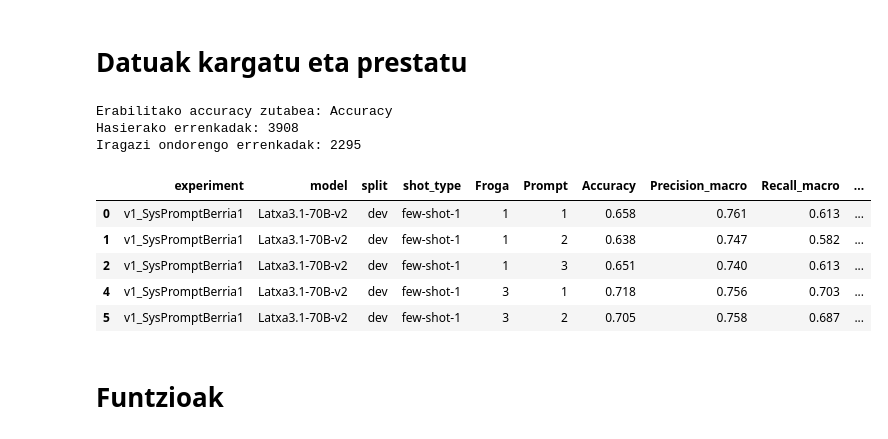
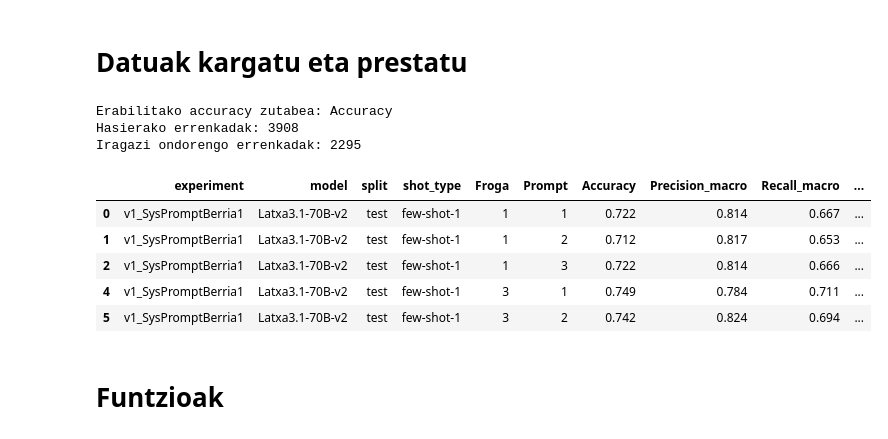
Before and after one commit to Hodesi33/Hodei_GRaL, a Jupyter notebook: sentiment_analysis/result_analysis.ipynb, the cells around one changed output. Cells and saved outputs as stored; diff of their text form; code cells hidden in the pictures.

```diff
--- a/sentiment_analysis/result_analysis.ipynb
+++ b/sentiment_analysis/result_analysis.ipynb
@@ -23,7 +23,7 @@ def parse_experiment_name(folder_name: str) -> str:
 
 def load_all_metrics(root: str | Path = "emaitzak") -> pd.DataFrame:
     root = Path(root)
-    pattern = root / "*" / "*" / "dev" / "metrics" / "*.csv"
+    pattern = root / "*" / "*" / "test" / "metrics" / "*.csv"
     files = sorted(root.glob(str(pattern.relative_to(root))))
 
     if not files:
@@ -63,38 +63,38 @@ df = load_all_metrics("emaitzak")
 
 # Accuracy zutabearen izena automatikoki bilatzen da
 possible_accuracy_cols = ["Accuracy", "accuracy", "ACC", "acc", "Accuracy_score", "accuracy_score"]
 ACCURACY_COL = next((c for c in possible_accuracy_cols if c in df.columns), None)
 
 if ACCURACY_COL is None:
     raise KeyError(
         "Ez da accuracy zutaberik aurkitu. "
         f"Bilatutako izenak: {possible_accuracy_cols}. "
         f"Dauden zutabeak: {list(df.columns)}"
     )
 
 # Analisi nagusitik Froga == 2 eta GLOBAL promptak kentzen dira
 df_clean = df.copy()
 df_clean = df_clean[df_clean["Froga"] != 2].copy()
 df_clean = df_clean[df_clean["Prompt"].astype(str).str.upper() != "GLOBAL"].copy()
 df_clean["Prompt"] = pd.to_numeric(df_clean["Prompt"], errors="coerce")
 
 # df_opt izena mantentzen da aurreko analisiekiko bateragarritasunerako
 df_opt = df_clean.copy()
 
 print(f"Erabilitako accuracy zutabea: {ACCURACY_COL}")
 print(f"Hasierako errenkadak: {len(df)}")
 print(f"Iragazi ondorengo errenkadak: {len(df_clean)}")
 display(df_clean.head())
 # %% [output]
 Erabilitako accuracy zutabea: Accuracy
 Hasierako errenkadak: 3908
 Iragazi ondorengo errenkadak: 2295
 |  | experiment | model | split | shot_type | Froga | Prompt | Accuracy | Precision_macro | Recall_macro | ... |
-| 0 | v1_SysPromptBerria1 | Latxa3.1-70B-v2 | dev | few-shot-1 | 1 | 1 | 0.658 | 0.761 | 0.613 | ... |
-| 1 | v1_SysPromptBerria1 | Latxa3.1-70B-v2 | dev | few-shot-1 | 1 | 2 | 0.638 | 0.747 | 0.582 | ... |
-| 2 | v1_SysPromptBerria1 | Latxa3.1-70B-v2 | dev | few-shot-1 | 1 | 3 | 0.651 | 0.740 | 0.613 | ... |
-| 4 | v1_SysPromptBerria1 | Latxa3.1-70B-v2 | dev | few-shot-1 | 3 | 1 | 0.718 | 0.756 | 0.703 | ... |
-| 5 | v1_SysPromptBerria1 | Latxa3.1-70B-v2 | dev | few-shot-1 | 3 | 2 | 0.705 | 0.758 | 0.687 | ... |
+| 0 | v1_SysPromptBerria1 | Latxa3.1-70B-v2 | test | few-shot-1 | 1 | 1 | 0.722 | 0.814 | 0.667 | ... |
+| 1 | v1_SysPromptBerria1 | Latxa3.1-70B-v2 | test | few-shot-1 | 1 | 2 | 0.712 | 0.817 | 0.653 | ... |
+| 2 | v1_SysPromptBerria1 | Latxa3.1-70B-v2 | test | few-shot-1 | 1 | 3 | 0.722 | 0.814 | 0.666 | ... |
+| 4 | v1_SysPromptBerria1 | Latxa3.1-70B-v2 | test | few-shot-1 | 3 | 1 | 0.749 | 0.784 | 0.711 | ... |
+| 5 | v1_SysPromptBerria1 | Latxa3.1-70B-v2 | test | few-shot-1 | 3 | 2 | 0.742 | 0.824 | 0.694 | ... |
 # %% [markdown]
 # Funtzioak
 # %%
```
Also changed, not shown: parts of 26 cells of this notebook, 2 other files.
